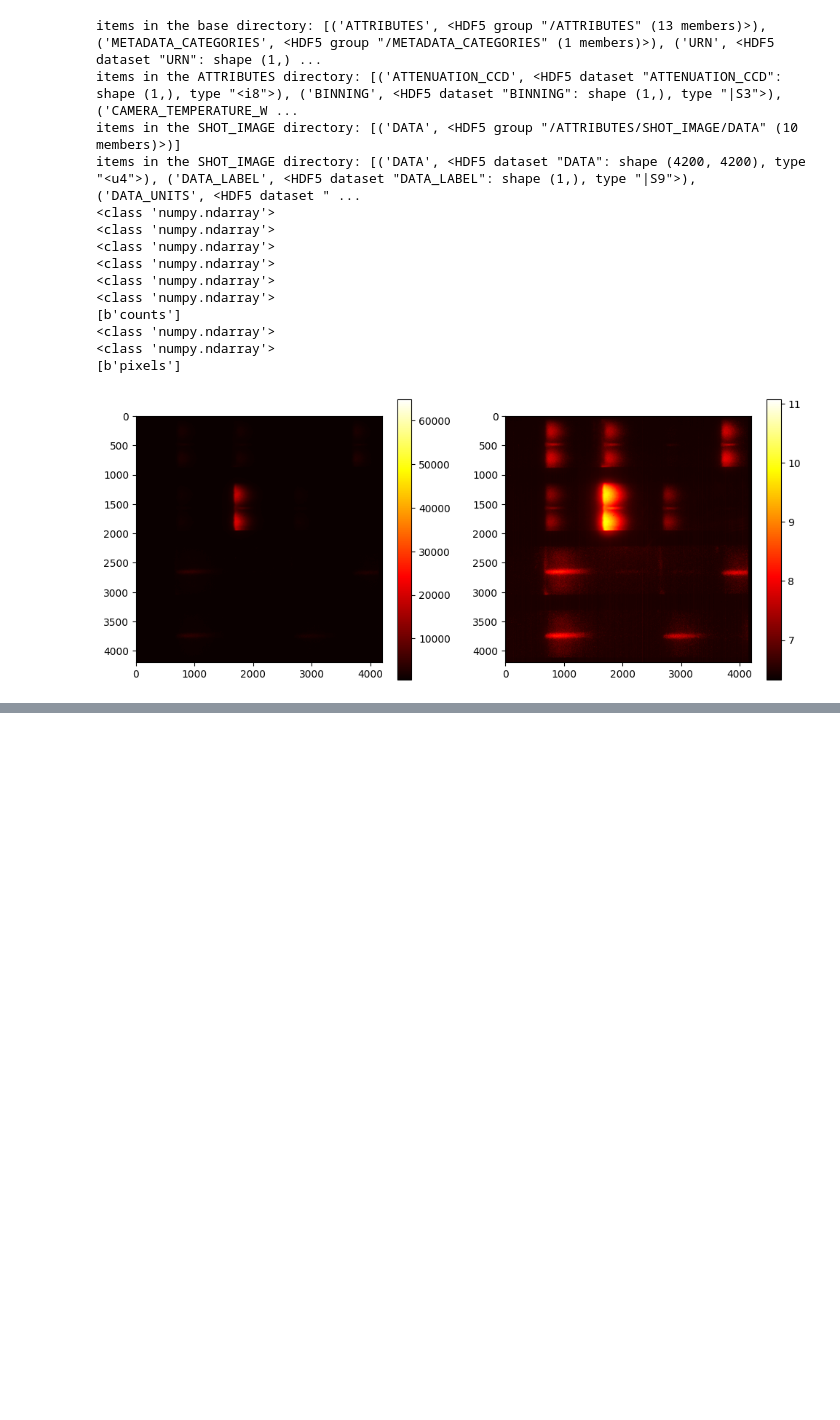
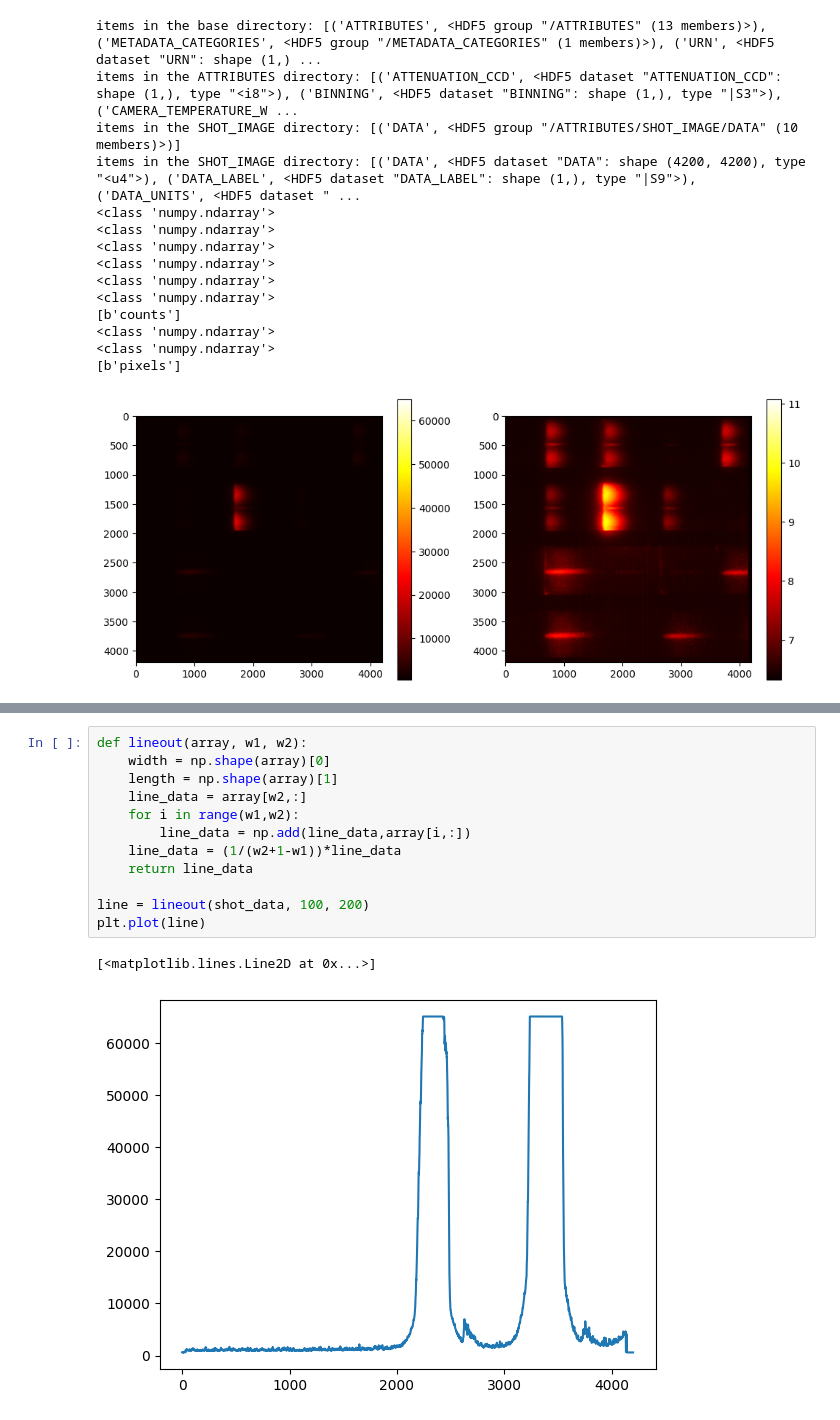
Before and after one commit to Schaeffer-Lab/Dec-2024-Shock-Data, a Jupyter notebook: h5_img_reader.ipynb, the cells around one changed output, grey strips where cells are left out. Drawn from its saved outputs; the diff is of its cells as text; blank space fills up the shorter version.

```diff
--- a/h5_img_reader.ipynb
+++ b/h5_img_reader.ipynb
@@ -161,0 +320,15 @@ items in the SHOT_IMAGE directory: [('DATA', <HDF5 dataset "DATA": shape (4200,
+# %%
+def lineout(array, w1, w2):
+    width = np.shape(array)[0]
+    length = np.shape(array)[1]
+    line_data = array[w2,:]
+    for i in range(w1,w2):
+        line_data = np.add(line_data,array[i,:])
+    line_data = (1/(w2+1-w1))*line_data
+    return line_data
+
+line = lineout(shot_data, 100, 200)
+plt.plot(line)
+# %% [output]
+[<matplotlib.lines.Line2D at 0x...>]
+[figure, added]
```
Also changed, not shown: parts of 9 cells of this notebook, 35 other files.
